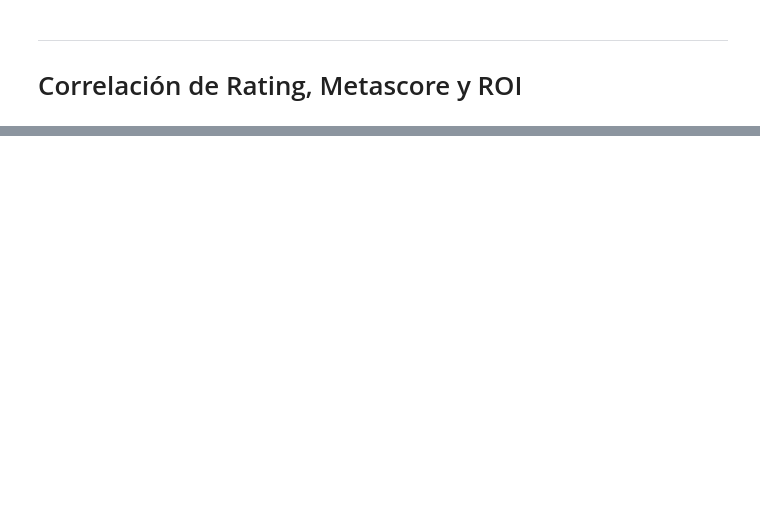
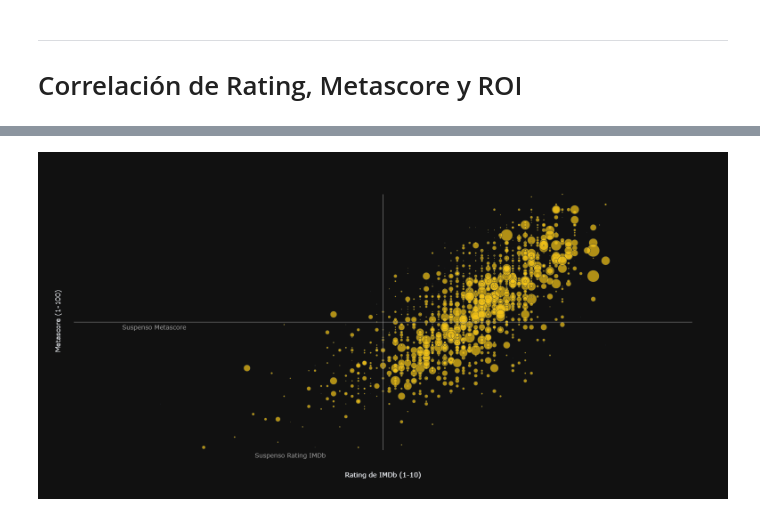
Before and after one commit to casiopa/EDA-IMDb, a Jupyter notebook: src/notebooks/4-EDA.ipynb, the cells around one changed output, grey strips where cells are left out. Saved outputs shown, nothing was run; the diff lists cells and outputs as text; code cells hidden in the pictures; blank space fills up the shorter version.

```diff
--- a/src/notebooks/4-EDA.ipynb
+++ b/src/notebooks/4-EDA.ipynb
@@ -1626,0 +1671,74 @@ fig.show()
+# %%
+def scatter_rating_metascore(movies, size=None, color=None, title_color=''):
+
+    fig = px.scatter(movies[movies.roi<30],
+                     x="ratingImdb", y="metascore", color=color, size=size,
+                     #title="Relación entre Rating y Metascore",
+                     width=780, height=780,
+                     color_continuous_scale=["#F5C518", "#F91949"],
+                     template="plotly_dark",
+                     hover_name="spanishTitle", hover_data=["ratingImdb", "metascore"]
+                )
+
+    if color == None:
+        fig.update_traces(marker=dict(color="#F5C518"))
+
+    fig.update_layout(coloraxis_colorbar = dict(title="ROI",
+                                                #tickvals=[6,7,8,9],
+                                                #ticktext=["1M", "10M", "100M", "1B"],
+                                              ),
+                      legend = dict(title = 'legend', font = {'size':14}),
+                      title = dict(font = {'size':20, 'color': "#F5C518"}),
+                     )
+
+    fig.update_xaxes(
+        title_text = "Rating de IMDb (1-10)",
+        title_font = {"size": 15},
+        title_standoff = 20,
+        showgrid = False,
+        showline = False,
+        showticklabels = False,
+        zeroline = False
+    )
+
+    fig.update_yaxes(
+        title_text = "Metascore (1-100)",
+        title_font = {"size": 15},
+        title_standoff = 20,
+        showgrid = False,
+        showline = False,
+        showticklabels = False,
+        zeroline = False
+    )
+
+
+
+
+    gris = '#999'
+
+
+    fig.add_shape( # línea horizontal
+        type="line", line_color=gris, line_width=1, opacity=1,
+        x0=0, x1=10, xref="x", y0=50, y1=50, yref="y"
+    )
+
+    fig.add_annotation( # texto línea horizontal
+        text="Suspenso Metascore", x=1.3, y=48, showarrow=False, font = {'color': gris, 'size':14}
+    )
+
+    fig.add_shape( # línea vertical
+        type="line", line_color=gris, line_width=1, opacity=1,
+        x0=5, x1=5, xref="x", y0=0, y1=100, yref="y"
+    )
+
+    fig.add_annotation( # texto línea vertical
+        text="Suspenso Rating IMDb", x=3.5, y=-2, showarrow=False, font = {'color': gris, 'size':14}
+    )
+
+    return fig
+
+scatter_rating_metascore(movies, size='budget', color='roi', title_color = 'ROI')
+scatter_rating_metascore(movies, size='budget')
+#scatter_rating_metascore(movies)
+# %% [output]
+[figure, added]
```
Also changed, not shown: parts of 19 cells of this notebook, 2 other files.
